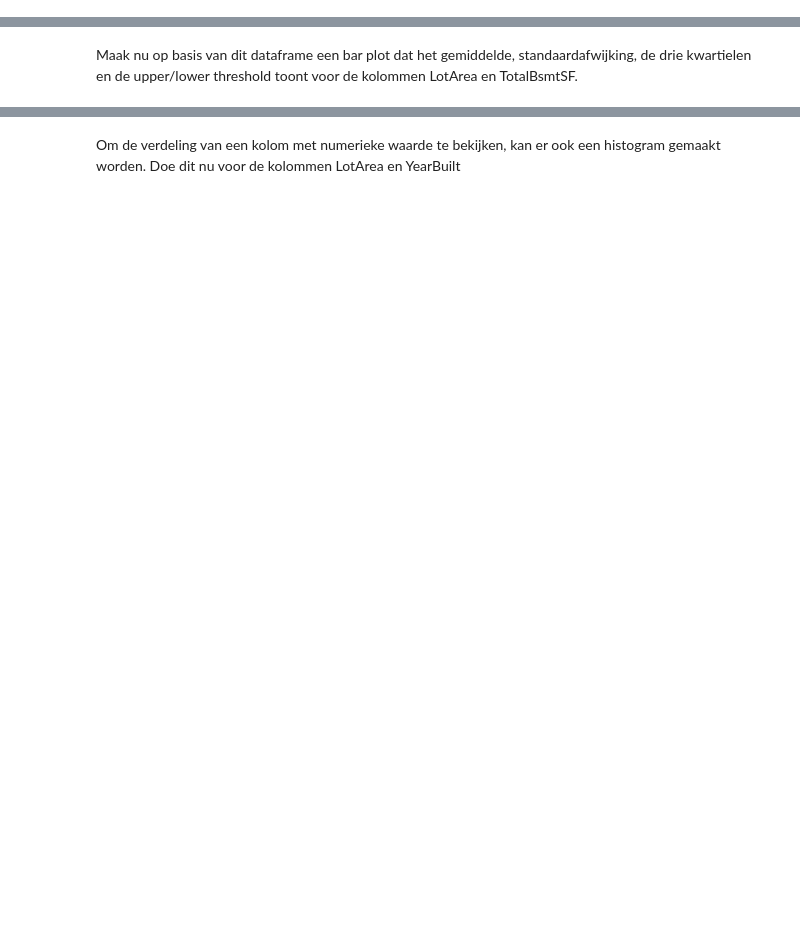
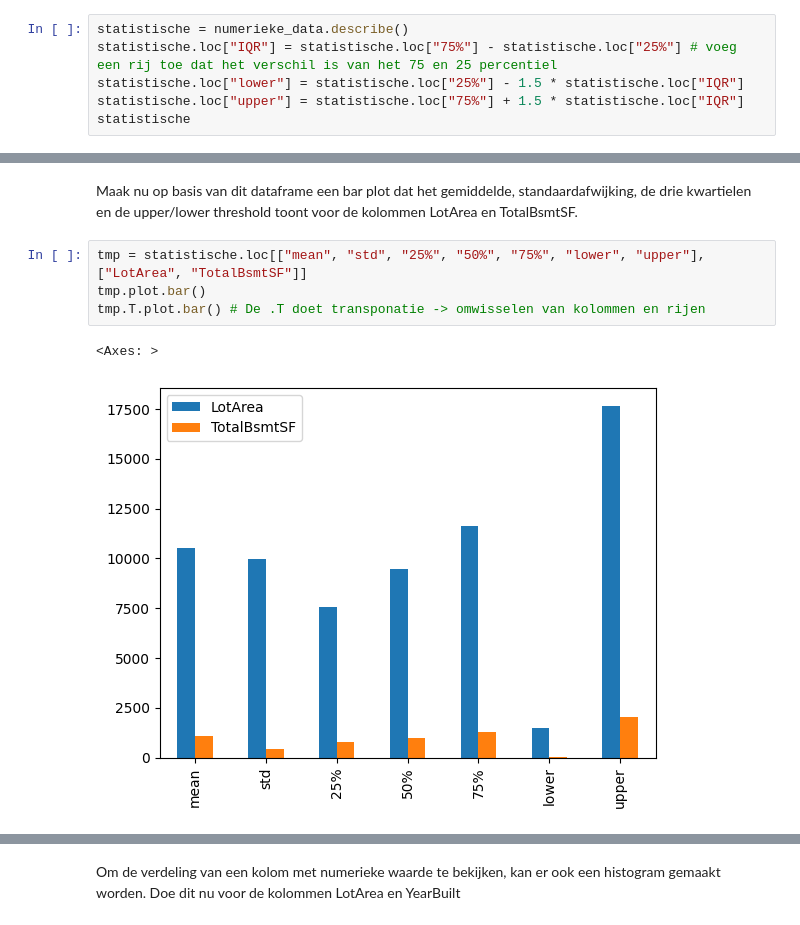
Before and after one commit to Data-Science-2425/Leerstof, a Jupyter notebook: Week 3/03_DataExploration.ipynb, the cells around one changed output, grey strips where cells are left out. Drawn from its saved outputs; the diff is of its cells as text; blank space fills up the shorter version.

```diff
--- a/Week 3/03_DataExploration.ipynb
+++ b/Week 3/03_DataExploration.ipynb
@@ -195,3 +201,9 @@ Merk op dat deze kolom numerieke waarden (0 tot en met 10) bevat en dus niet in
 ### Statistische waarden
 
 We hebben reeds gezien dat een heel aantal statische waarden berekend worden voor numerieke kolommen door de functie describe(), namelijk het gemiddelde en mediaan (de 50%) wordt berekend, de standaardafwijking en de variante (kwadraat van de std), minimum en maximum. Er zijn echter nog twee zaken die ontbreken, namelijk de lowerThresholdOutlier en UpperThresholdOutlier (welke berekend kunnen worden door respectievelijk het eerste of laatste kwartiel te verlagen of verhogen met 1,5 keer de interkwartielafstand). Doe dit nu en combineer het met het resultaat in een dataframe.
+# %%
+statistische = numerieke_data.describe()
+statistische.loc["IQR"] = statistische.loc["75%"] - statistische.loc["25%"] # voeg een rij toe dat het verschil is van het 75 en 25 percentiel
+statistische.loc["lower"] = statistische.loc["25%"] - 1.5 * statistische.loc["IQR"]
+statistische.loc["upper"] = statistische.loc["75%"] + 1.5 * statistische.loc["IQR"]
+statistische
@@ -198,2 +224,9 @@ We hebben reeds gezien dat een heel aantal statische waarden berekend worden voo
 # %% [markdown]
 Maak nu op basis van dit dataframe een bar plot dat het gemiddelde, standaardafwijking, de drie kwartielen en de upper/lower threshold toont voor de kolommen LotArea en TotalBsmtSF.
+# %%
+tmp = statistische.loc[["mean", "std", "25%", "50%", "75%", "lower", "upper"], ["LotArea", "TotalBsmtSF"]]
+tmp.plot.bar()
+tmp.T.plot.bar() # De .T doet transponatie -> omwisselen van kolommen en rijen
+# %% [output]
+<Axes: >
+[figure, added]
```
Also changed, not shown: parts of 21 cells of this notebook, 1 other file.
